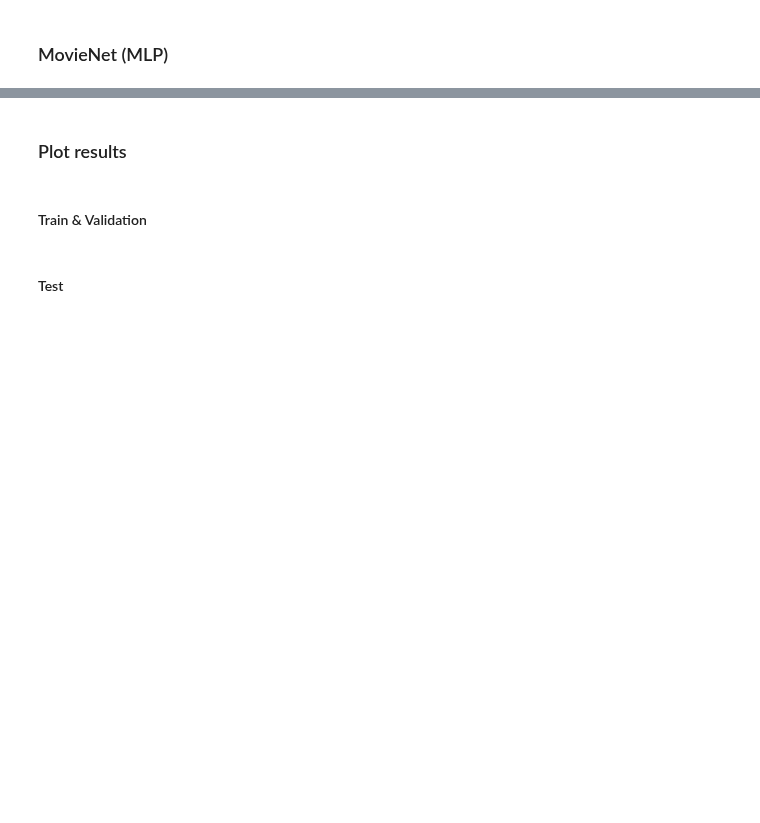
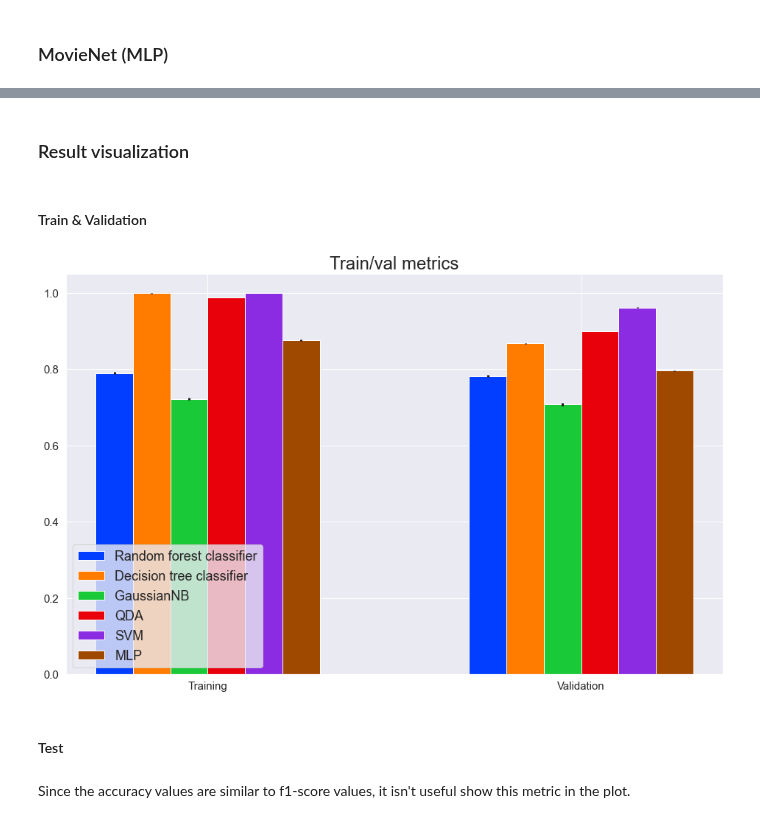
Before and after one commit to prushh/movie-lens-mlp, a Jupyter notebook: notebooks/3.0-performance-analysis.ipynb, the cells around one changed output, grey strips where cells are left out. Drawn from its saved outputs; the diff is of its cells as text; code cells hidden in the pictures; blank space fills up the shorter version.

```diff
--- a/notebooks/3.0-performance-analysis.ipynb
+++ b/notebooks/3.0-performance-analysis.ipynb
@@ -153,23 +37,0 @@ def calculate_statistics_sklearn(df: pd.DataFrame, model: str) -> Dict:
-# %%
-def calculate_statistics_sklearn_train(df: pd.DataFrame, first:bool=True) -> Dict:
-    if first:
-        res = {'train_score': mu_confidence_interval(df['mean_train_score'].iloc[0:5]),
-               'val_score': mu_confidence_interval(df['mean_test_score'].iloc[0:5]),
-               }
-    else:
-        res = {'train_score': mu_confidence_interval(df['mean_train_score'].iloc[5:10]),
-               'val_score': mu_confidence_interval(df['mean_test_score'].iloc[5:10]),
-               }
-    return res
-# %%
-def calculate_statistics_mlp_train(cfg:int, df: pd.DataFrame) -> Dict:
-    """
-    Create a well-formatted Dict that contains the metrics
-    :param cfg: the configuration index
-    :param cfg: the DataFrame that contains metric
-    :return: well-formatted Dict
-    """
-    res = {'train_score': mu_confidence_interval(df[df['cfg'] == cfg]['mean_f1_train']),
-               'val_score': mu_confidence_interval(df[df['cfg'] == cfg]['mean_f1_val']),
-               }
-    return res
@@ -190,7 +43,8 @@ def add_value_array(old_list: List, df_test: pd.DataFrame, col_name: str, last_i
 #### RandomForestClassifier
 # %%
 res_random_forest_train = calculate_statistics_sklearn_train(tree_val)
-df_train_metric = summary_statistics_model(df_train_metric, res_random_forest_train, 'Random forest classifier', train=True)
+df_train_metric = summary_statistics_model(df_train_metric, res_random_forest_train, 'Random forest classifier',
+                                           train=True)
 
 res_random_forest = calculate_statistics_sklearn(tree_res, 'random_forest_classifier')
 df_test_metric = summary_statistics_model(df_test_metric, res_random_forest, 'Random forest classifier')
@@ -197,8 +63,9 @@ df_test_metric = summary_statistics_model(df_test_metric, res_random_forest, 'Ra
 # %% [markdown]
 #### DecisionTreeClassifier
 # %%
-res_decision_tree_train = calculate_statistics_sklearn_train(tree_val,first=False)
-df_train_metric = summary_statistics_model(df_train_metric, res_decision_tree_train, 'Decision tree classifier', train=True)
+res_decision_tree_train = calculate_statistics_sklearn_train(tree_val, first=False)
+df_train_metric = summary_statistics_model(df_train_metric, res_decision_tree_train, 'Decision tree classifier',
+                                           train=True)
 
 res_decision_tree = calculate_statistics_sklearn(tree_res, 'decision_tree_classifier')
 df_test_metric = summary_statistics_model(df_test_metric, res_decision_tree, 'Decision tree classifier')
@@ -240,5 +191,5 @@ df_test_metric = summary_statistics_model(df_test_metric, res_mlp, "MLP")
-# %% [markdown]
-### Plot results
+# %% [markdown]
+### Result visualization
 # %% [markdown]
 #### Train & Validation
 # %%
@@ -248,8 +199,14 @@ add_value_array(metrics, df_train_metric, 'metrics', 3)
 add_value_array(y_errs, df_train_metric, 'interval', 3)
 # %%
 barplot_multiple_columns(groups=['Training', 'Validation'],
-                         elements_group=df_train_metric['model'].unique(), data=metrics, yerr=y_errs,
+                         elements_group=df_train_metric['model'].unique(),
+                         data=metrics,
+                         yerr=y_errs,
                          title='Train/val metrics',
                          upper_title=False)
+# %% [output]
+[figure, added]
 # %% [markdown]
 #### Test
+# %% [markdown]
+Since the accuracy values are similar to f1-score values, it isn't useful show this metric in the plot.
```
Also changed, not shown: parts of 24 cells of this notebook, 1 other file.
